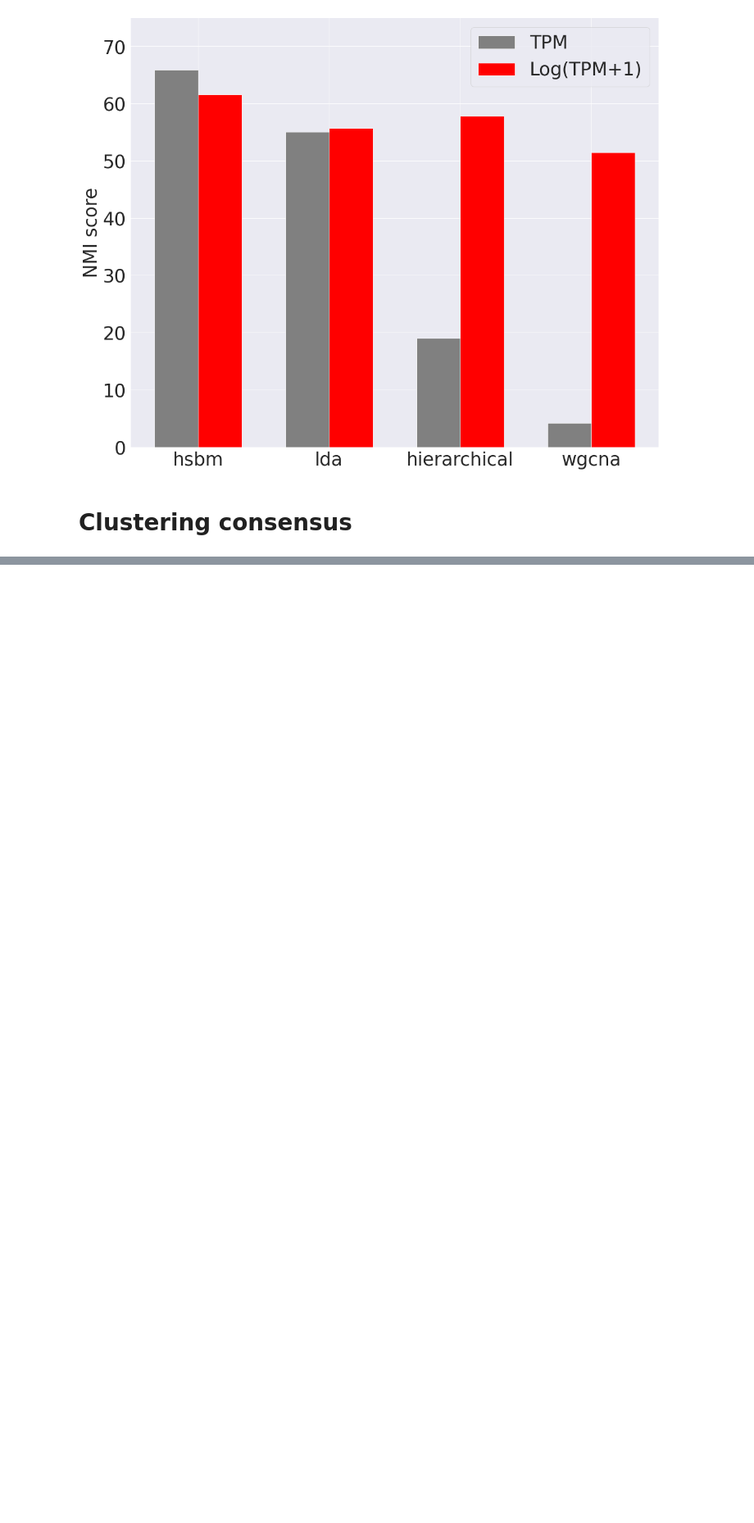
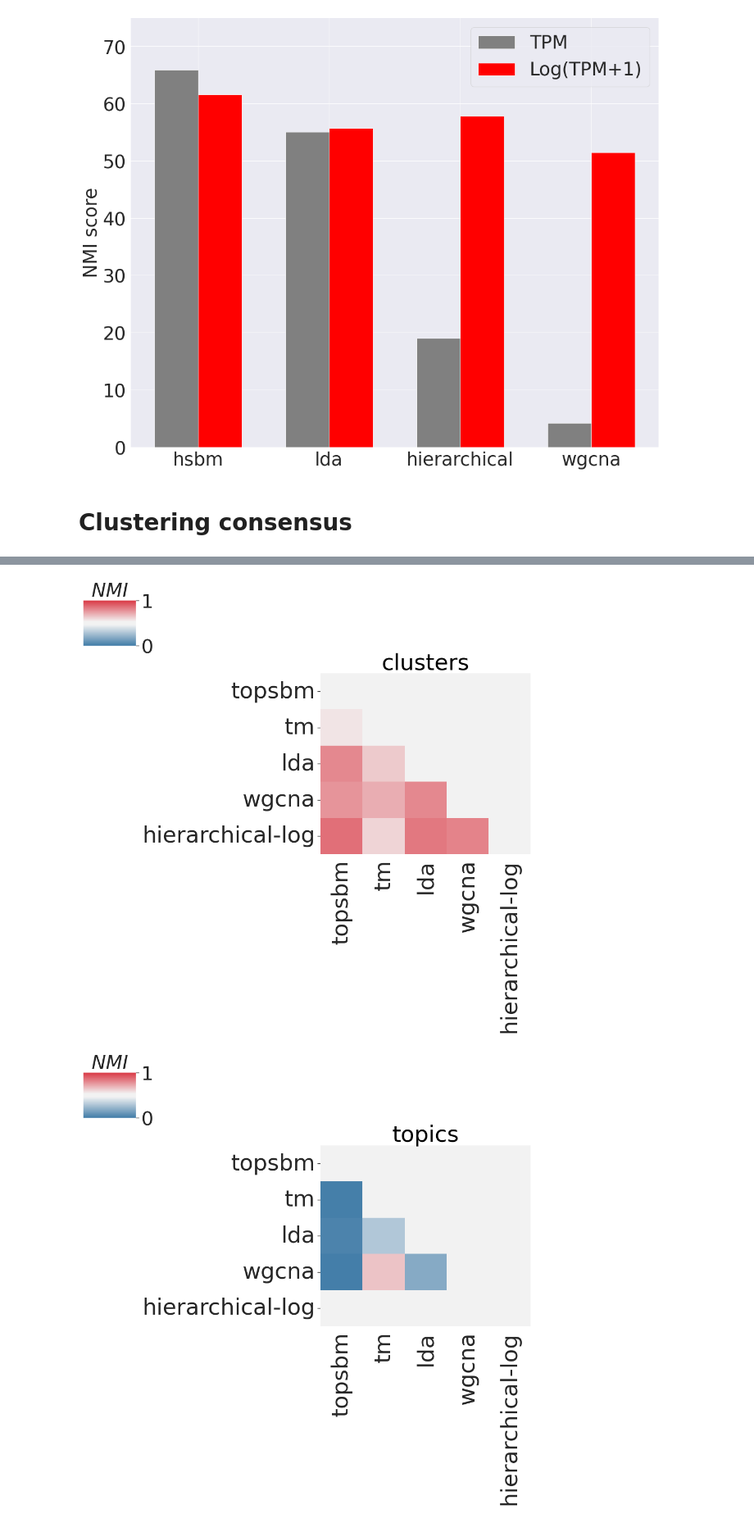
Before and after one commit to fvalle1/topics, a Jupyter notebook: hSBM_clusters.ipynb, the cells around one changed output, grey strips where cells are left out. Shown: that part at 82% size. Drawn from its saved outputs; the diff is of its cells as text; code cells hidden in the pictures; blank space fills up the shorter version.

```diff
--- a/hSBM_clusters.ipynb
+++ b/hSBM_clusters.ipynb
@@ -286,37 +335,65 @@ for alg1, alg2 in zip(["topsbm", "topsbm", "topsbm", "topsbm", "tm", "tm", "tm",
 # %%
 df_algs = pd.DataFrame(columns = algs, index=algs)
 for alg1, alg2 in zip(["topsbm", "topsbm", "topsbm", "topsbm", "tm", "tm", "tm", "lda", "lda", "wgcna"],["tm","lda", "wgcna", "hierarchical-log", "lda", "wgcna", "hierarchical-log", "wgcna", "hierarchical-log", "hierarchical-log"]):
     df_algs.at[alg1,alg2]=float(v_measure_score(labels[alg1], labels[alg2]))
 
-# this data are read from hSBM_topics.ipynb
-df_algs.at["tm", "topsbm"]=0.014612
-df_algs.at["lda", "topsbm"]=0.027809
-df_algs.at["wgcna", "topsbm"]=0.011345
-df_algs.at["lda", "tm"]=0.293432
-df_algs.at["wgcna", "tm"]=0.655752
-df_algs.at["wgcna", "lda"]=0.181433
 import seaborn as sns
 
-cm = sns.clustermap(df_algs.fillna(0.5), vmin=0, vmax=1, row_cluster=False,
+
+cm = sns.clustermap(df_algs.fillna(0.5).transpose(), vmin=0, vmax=1, row_cluster=False,
                     col_cluster=False,
                    cmap = sns.diverging_palette(240, 10, sep=20, as_cmap=True))
 ax = cm.ax_heatmap
 fig = ax.get_figure()
 ax.set_yticklabels(labels=algs, rotation=0)
 ax.yaxis.tick_left()
 ax.yaxis.set_label_position("left")
 
 ax.set_xticklabels(labels=algs, rotation=90)
 ax.tick_params(labelsize=35)
 
-ax.text(1,4,"topics", fontsize=35, color="black", rotation = 360-45)
-ax.text(2.5,2,"clusters", fontsize=35, color="black", rotation = 360-45)
+ax.set_title("clusters", fontsize=35, color="black")
 
 
 cax = cm.ax_cbar
 cax.tick_params(labelsize=30)
 cax.set_title("$NMI$", fontsize=30)
 plt.tight_layout()
-cm.savefig(f"{directory}/comparisons.pdf")
+cm.savefig(f"{directory}/comparisons_C.pdf")
+
+# this data are read from hSBM_topics.ipynb
+df_algs = pd.DataFrame(columns = algs, index=algs)
+df_algs.at["tm", "topsbm"]=0.014612
+df_algs.at["lda", "topsbm"]=0.027809
+df_algs.at["wgcna", "topsbm"]=0.011345
+df_algs.at["lda", "tm"]=0.293432
+df_algs.at["wgcna", "tm"]=0.655752
+df_algs.at["wgcna", "lda"]=0.181433
+
+
+cm = sns.clustermap(df_algs.fillna(0.5), vmin=0, vmax=1, row_cluster=False,
+                    col_cluster=False,
+                   cmap = sns.diverging_palette(240, 10, sep=20, as_cmap=True)
+                   )
+ax = cm.ax_heatmap
+fig = ax.get_figure()
+ax.set_yticklabels(labels=algs, rotation=0)
+ax.yaxis.tick_left()
+ax.yaxis.set_label_position("left")
+
+ax.set_xticklabels(labels=algs, rotation=90)
+ax.tick_params(labelsize=35)
+
+ax.set_title("topics", fontsize=35, color="black")
+
+
+cax = cm.ax_cbar
+cax.tick_params(labelsize=30)
+cax.set_title("$NMI$", fontsize=30)
+plt.tight_layout()
+cm.savefig(f"{directory}/comparisons_T.pdf")
 
 plt.show()
+# %% [output]
+[figure, added]
+[figure, added]
```
Also changed, not shown: parts of 11 cells of this notebook, 8 other files.
